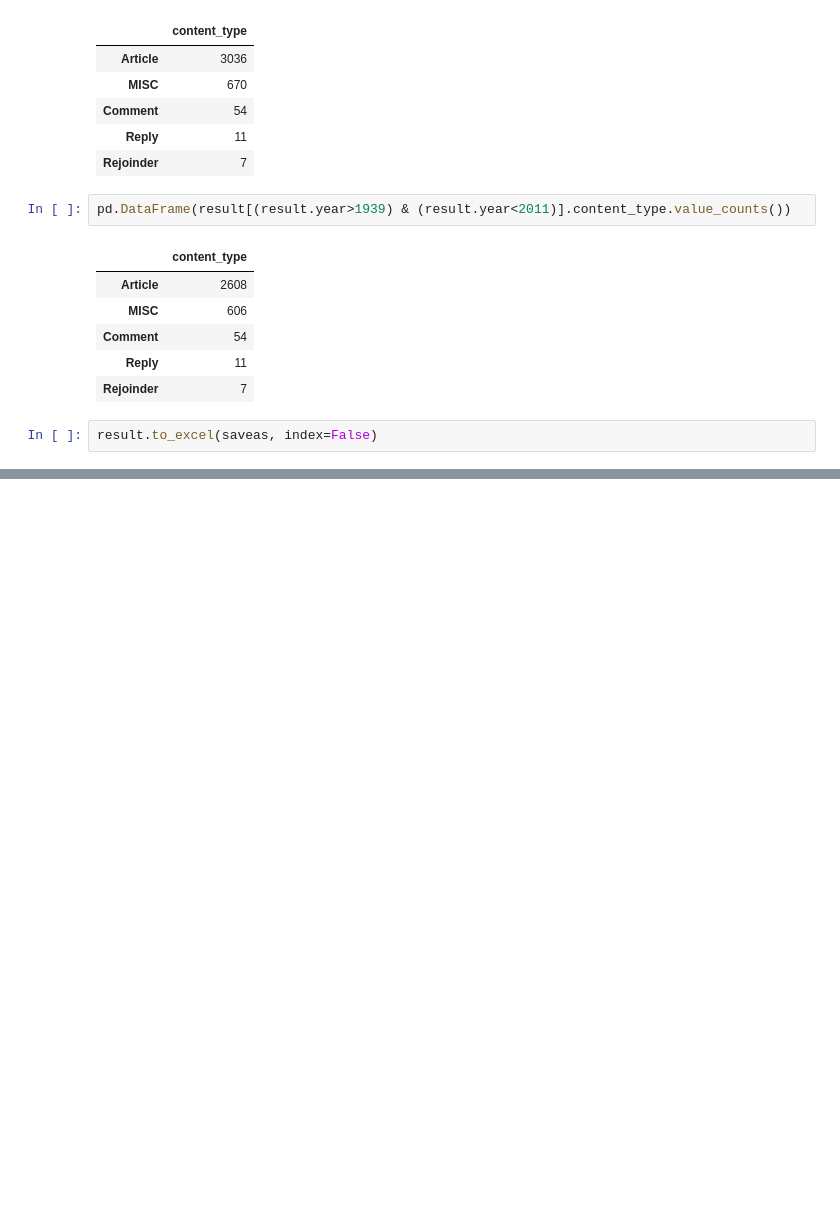
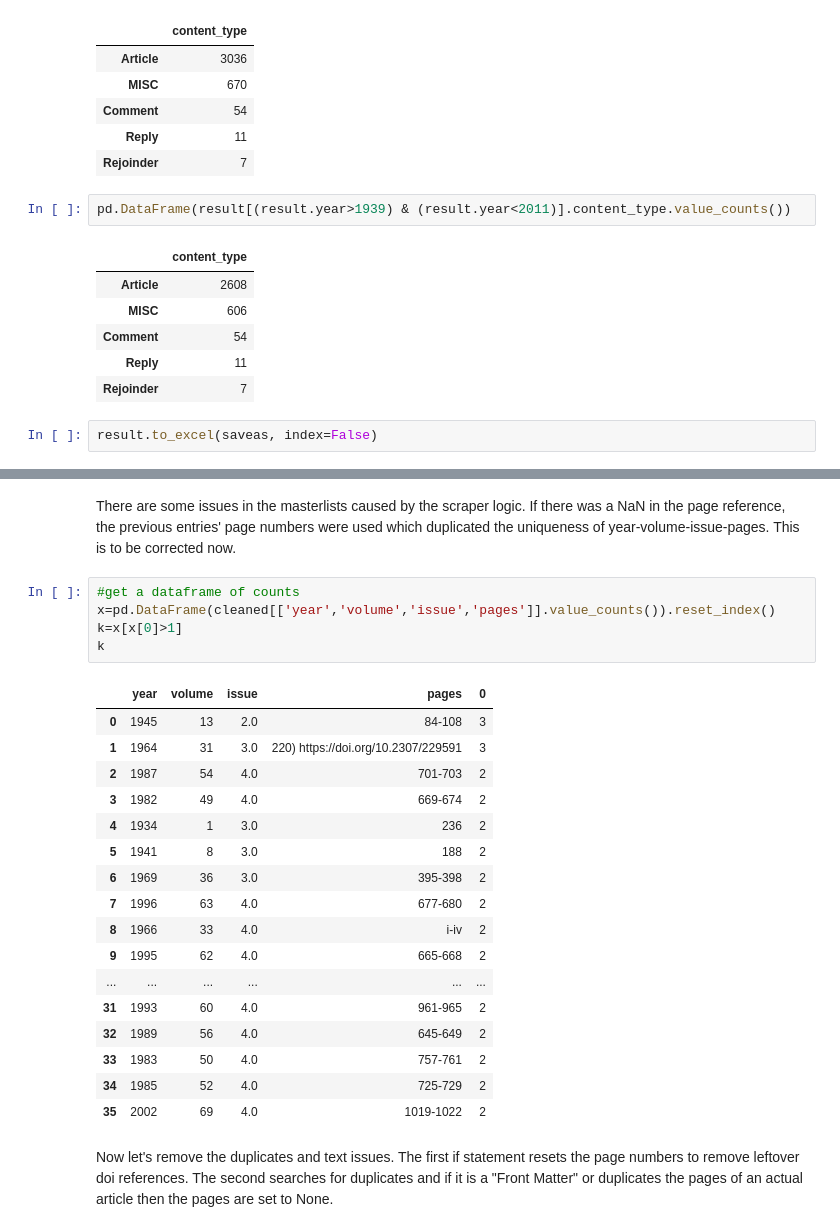
Before and after one commit to sjwu1235/Thesis, a Jupyter notebook: RES cleaning.ipynb, the cells around one changed output, grey strips where cells are left out. Saved outputs shown, nothing was run; the diff lists cells and outputs as text; blank space fills up the shorter version.

```diff
--- a/RES cleaning.ipynb
+++ b/RES cleaning.ipynb
@@ -210,0 +320,27 @@ result.to_excel(saveas, index=False)
+# %% [markdown]
+There are some issues in the masterlists caused by the scraper logic. If there was a NaN in the page reference, the previous entries' page numbers were used which duplicated the uniqueness of year-volume-issue-pages. This is to be corrected now.
+# %%
+#get a dataframe of counts
+x=pd.DataFrame(cleaned[['year','volume','issue','pages']].value_counts()).reset_index()
+k=x[x[0]>1]
+k
+# %% [output]
+|  | year | volume | issue | pages | 0 |
+| 0 | 1945 | 13 | 2.0 | 84-108 | 3 |
+| 1 | 1964 | 31 | 3.0 | 220) https://doi.org/10.2307/229591 | 3 |
+| 2 | 1987 | 54 | 4.0 | 701-703 | 2 |
+| 3 | 1982 | 49 | 4.0 | 669-674 | 2 |
+| 4 | 1934 | 1 | 3.0 | 236 | 2 |
+| 5 | 1941 | 8 | 3.0 | 188 | 2 |
+| 6 | 1969 | 36 | 3.0 | 395-398 | 2 |
+| 7 | 1996 | 63 | 4.0 | 677-680 | 2 |
+| 8 | 1966 | 33 | 4.0 | i-iv | 2 |
+| 9 | 1995 | 62 | 4.0 | 665-668 | 2 |
+| ... | ... | ... | ... | ... | ... |
+| 31 | 1993 | 60 | 4.0 | 961-965 | 2 |
+| 32 | 1989 | 56 | 4.0 | 645-649 | 2 |
+| 33 | 1983 | 50 | 4.0 | 757-761 | 2 |
+| 34 | 1985 | 52 | 4.0 | 725-729 | 2 |
+| 35 | 2002 | 69 | 4.0 | 1019-1022 | 2 |
+# %% [markdown]
+Now let's remove the duplicates and text issues. The first if statement resets the page numbers to remove leftover doi references. The second searches for duplicates and if it is a "Front Matter" or duplicates the pages of an actual article then the pages are set to None.
```
Also changed, not shown: parts of 44 cells of this notebook.
